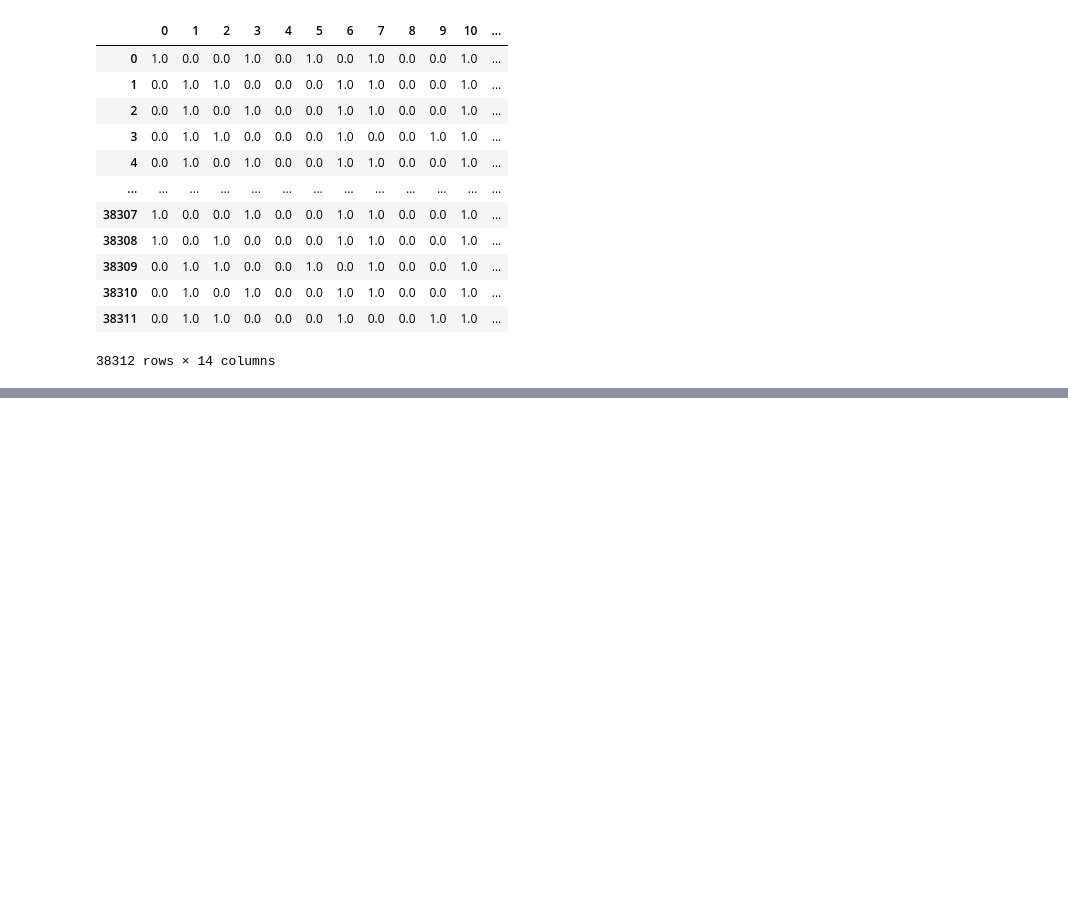
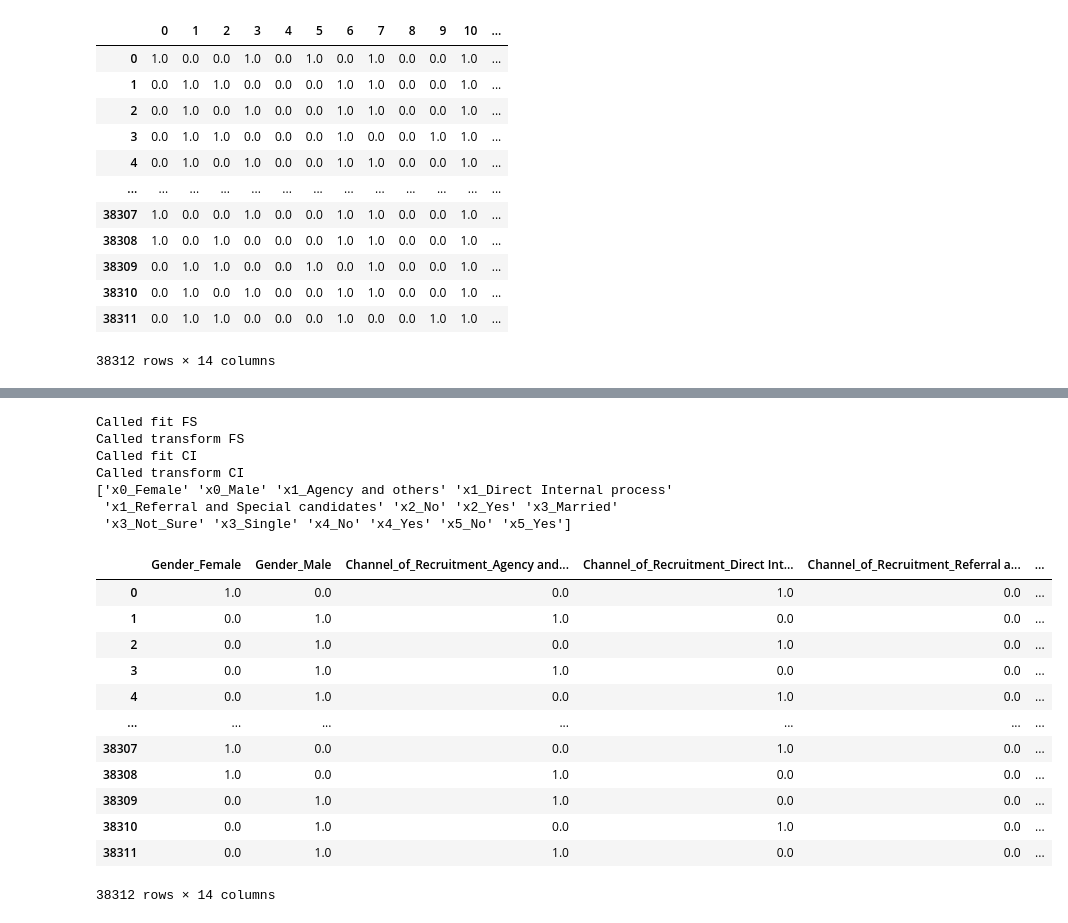
Before and after one commit to tizycki/intercampusai2019, a Jupyter notebook: data_exploration.ipynb, the cells around one changed output, grey strips where cells are left out. Drawn from its saved outputs; the diff is of its cells as text; code cells hidden in the pictures; blank space fills up the shorter version.

Commit message:
Add custom transformers: OneHot, Imputer, LabelTransformer

```diff
--- a/data_exploration.ipynb
+++ b/data_exploration.ipynb
@@ -196,9 +197,9 @@ class FeatureSelector(BaseEstimator, TransformerMixin):
         self._feature_names = feature_names
 
 
-    def fit(self, X, y = None ):
+    def fit(self, X, y = None):
         return self
 
 
     def transform(self, X, y=None):
-        return X[self._feature_names]
+        return pd.DataFrame(X[self._feature_names])
@@ -218,24 +243,38 @@ class LabelTransformer(BaseEstimator, TransformerMixin):
 # %%
-class NumericalTransformer(BaseEstimator, TransformerMixin):
+class OneHotEncoderPostProcessor(BaseEstimator, TransformerMixin):
 
-    def __init__(self):
-        pass
+    def __init__(self, feature_names, one_hot_encoder):
+        self.__feature_names = feature_names
+        self.__one_hot_encoder = one_hot_encoder
+
 
 
     def fit(self, X, y=None):
+        self.__categories = self.__one_hot_encoder.categories_
         return self
 
 
     def transform(self, X, y=None):
-        return X.values
+        col_names = []
+        for feature, categories in zip(self.__feature_names, self.__categories):
+            for category in categories:
+                col_names.append(feature + '_' + category)
+
+        df_X = pd.DataFrame(X.toarray(), columns=col_names)
+
+        return df_X
 # %%
+ohe = OneHotEncoder(handle_unknown='ignore')
 bin_pipeline = Pipeline(steps=[('bin_enc_selector', FeatureSelector(binary_encoding_cols)),
-                               ('imputer', SimpleImputer(strategy='constant', fill_value='unknown')),
-                               ('one-hot-encoder', OneHotEncoder(handle_unknown='ignore'))
+                               ('imputer', CustomImputer(strategy='constant', fill_value='unknown')),
+                               ('one-hot-encoder', ohe),
+                               ('one-hot-encoder-post-processing', OneHotEncoderPostProcessor(binary_encoding_cols,
+                                                                                              bin_pipeline['one-hot-encoder']
+                                                                                             ))
                               ]
                        )
 cat_pipeline = Pipeline(steps=[('label_enc_selector', FeatureSelector(label_encoding_dict.keys())),
-                               ('imputer', SimpleImputer(strategy='constant', fill_value='unknown')),
+                               ('imputer', CustomImputer(strategy='constant', fill_value='unknown')),
                                ('label-encoder', LabelTransformer(label_encoding_dict))
                               ]
                        )
@@ -245,0 +302,24 @@ cat_pipeline = Pipeline(steps=[('label_enc_selector', FeatureSelector(label_enco
+# %%
+test_bin = bin_pipeline.fit_transform(df_train)
+test_bin
+# %% [output]
+Called fit FS
+Called transform FS
+Called fit CI
+Called transform CI
+['x0_Female' 'x0_Male' 'x1_Agency and others' 'x1_Direct Internal process'
+ 'x1_Referral and Special candidates' 'x2_No' 'x2_Yes' 'x3_Married'
+ 'x3_Not_Sure' 'x3_Single' 'x4_No' 'x4_Yes' 'x5_No' 'x5_Yes']
+|  | Gender_Female | Gender_Male | Channel_of_Recruitment_Agency and... | Channel_of_Recruitment_Direct Int... | Channel_of_Recruitment_Referral a... | ... |
+| 0 | 1.0 | 0.0 | 0.0 | 1.0 | 0.0 | ... |
+| 1 | 0.0 | 1.0 | 1.0 | 0.0 | 0.0 | ... |
+| 2 | 0.0 | 1.0 | 0.0 | 1.0 | 0.0 | ... |
+| 3 | 0.0 | 1.0 | 1.0 | 0.0 | 0.0 | ... |
+| 4 | 0.0 | 1.0 | 0.0 | 1.0 | 0.0 | ... |
+| ... | ... | ... | ... | ... | ... | ... |
+| 38307 | 1.0 | 0.0 | 0.0 | 1.0 | 0.0 | ... |
+| 38308 | 1.0 | 0.0 | 1.0 | 0.0 | 0.0 | ... |
+| 38309 | 0.0 | 1.0 | 1.0 | 0.0 | 0.0 | ... |
+| 38310 | 0.0 | 1.0 | 0.0 | 1.0 | 0.0 | ... |
+| 38311 | 0.0 | 1.0 | 1.0 | 0.0 | 0.0 | ... |
+38312 rows × 14 columns
```
Also changed, not shown: parts of 6 cells of this notebook.
